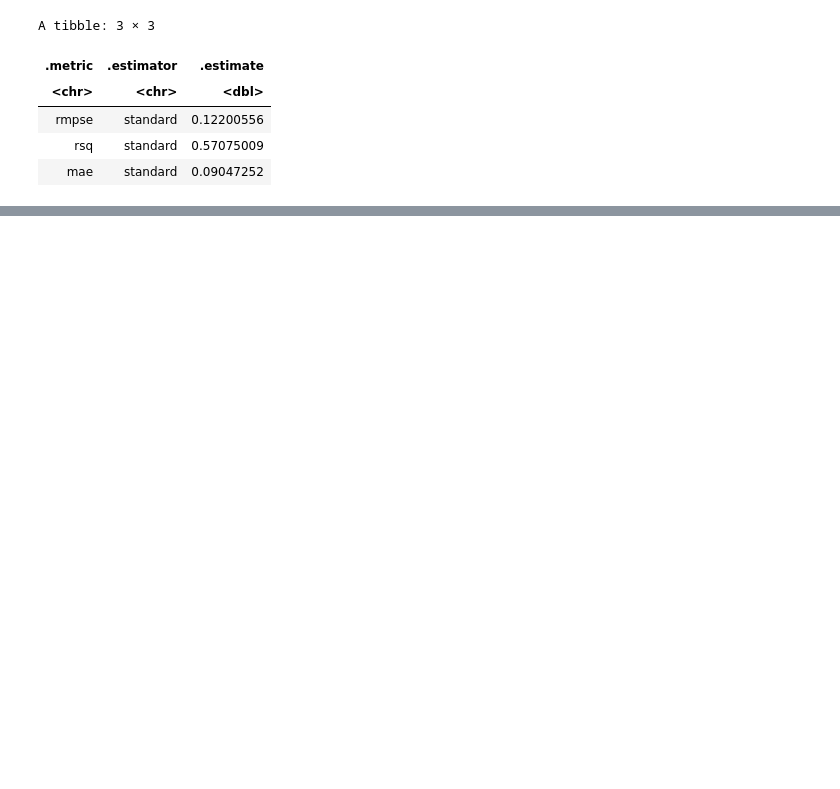
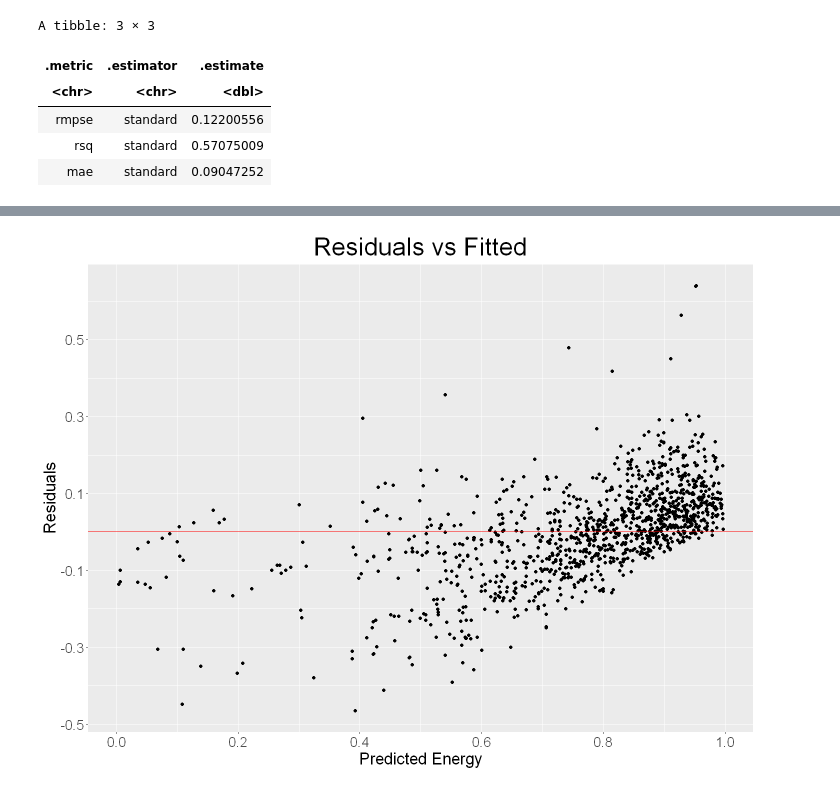
Before and after one commit to pat-ok/DSCI100_predictive_statistics_project, a Jupyter notebook: DSCI100 Project.ipynb, the cells around one changed output, grey strips where cells are left out. Saved outputs shown, nothing was run; the diff lists cells and outputs as text; code cells hidden in the pictures; blank space fills up the shorter version.

```diff
--- a/DSCI100 Project.ipynb
+++ b/DSCI100 Project.ipynb
@@ -509,0 +540,19 @@ From the exploratory analysis, the focus will be on the predictor variables of l
+# %%
+# creating residuals vs fitted plot
+knn_pred_residual_fitted <- knn_pred %>%
+     ggplot(aes(x = energy, y = residual)) +
+     geom_point() +
+     geom_hline(yintercept = 0, colour = "red") +
+     labs(title = "Residuals vs Fitted",
+          x = "Predicted Energy",
+          y = "Residuals") +
+     scale_x_continuous(breaks = seq(from = 0.0, to = 1.0, by = 0.2)) +
+     scale_y_continuous(breaks = seq(from = -0.5, to = 0.5, by = 0.2)) +
+     theme(plot.title = element_text(hjust = 0.5, size = 30),
+           text = element_text(size = 20))
+
+# visualizing residuals vs fitted plot
+options(repr.plot.width = 12, repr.plot.height = 9)
+knn_pred_residual_fitted
+# %% [output]
+[figure, added]
```
Also changed, not shown: parts of 17 cells of this notebook.
